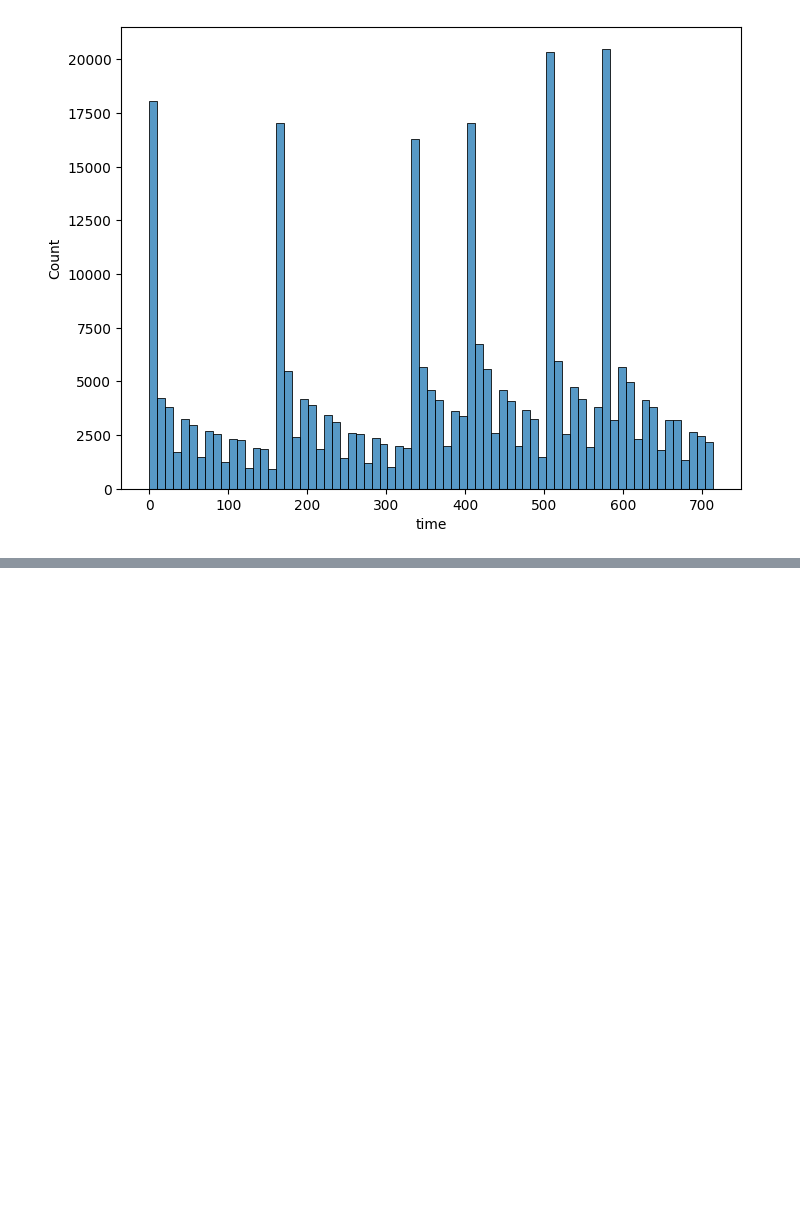
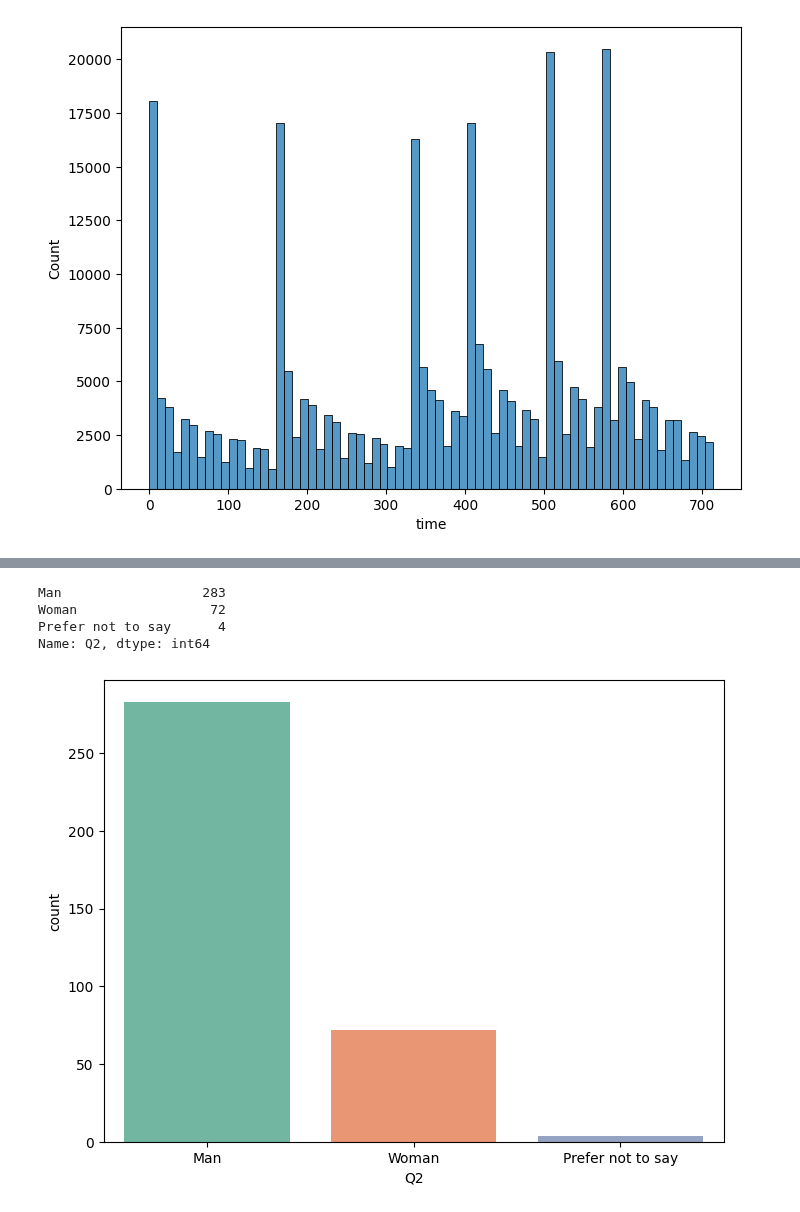
Before and after one commit to WooHyun94/TIL, a Jupyter notebook: Python/220930.ipynb, the cells around one changed output, grey strips where cells are left out. Saved outputs shown, nothing was run; the diff lists cells and outputs as text; code cells hidden in the pictures; blank space fills up the shorter version.

```diff
--- a/Python/220930.ipynb
+++ b/Python/220930.ipynb
@@ -294,0 +333,3 @@ plt.show()
+# %%
+survey = pd.read_csv('./kaggle/kaggle_survey_2021_responses.csv')
+survey
@@ -294,0 +401,3 @@ plt.show()
+# %%
+korean = survey[survey.Q3.str.contains('Korea')]
+korean
@@ -294,0 +418,13 @@ plt.show()
+# %%
+korean.Q2.value_counts()
+# %% [output]
+Man                  283
+Woman                 72
+Prefer not to say      4
+Name: Q2, dtype: int64
+# %%
+plt.figure(figsize = (8, 6))
+sns.countplot(data = korean, x = 'Q2', palette = 'Set2')
+plt.show()
+# %% [output]
+[figure, added]
```
Also changed, not shown: parts of 25 cells of this notebook, 1 other file.
